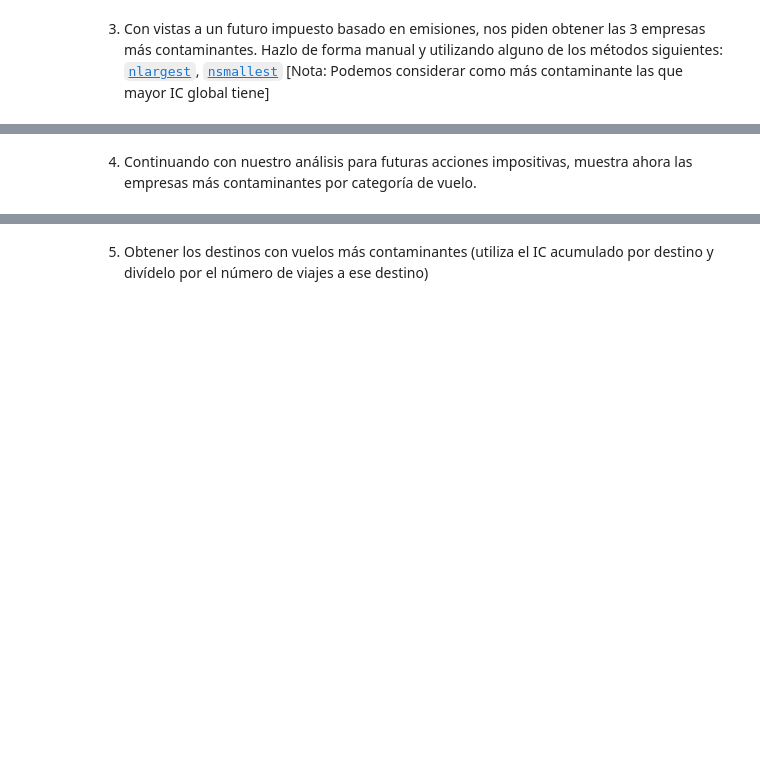
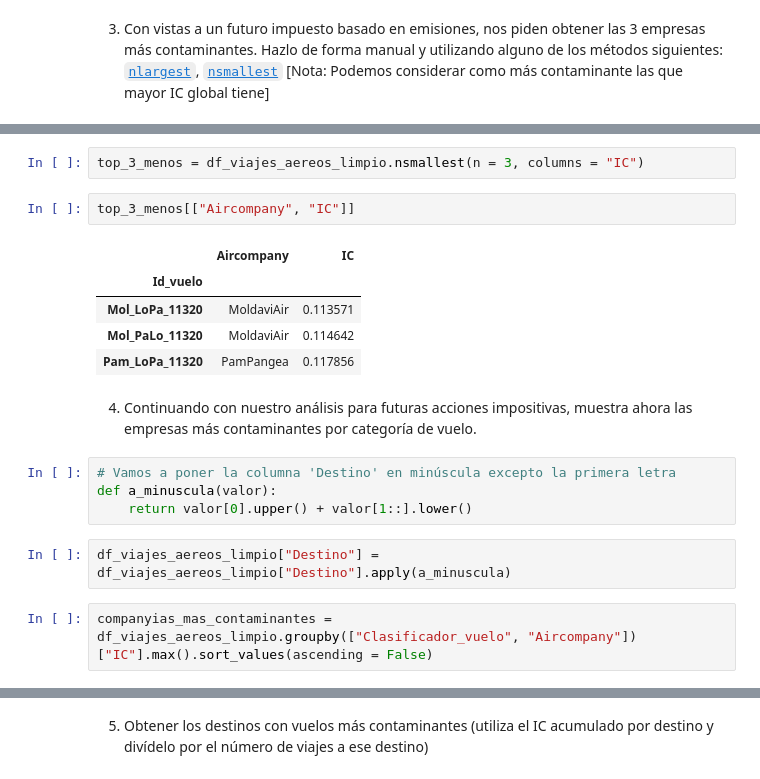
Before and after one commit to Anttt4/ONLINE_DS_THEBRIDGE_Antonio_Carreno_Jimenez, a Jupyter notebook: Sprint 4/Unidad 2/18_Practica_Obligatoria_Pandas_II.ipynb, the cells around one changed output, grey strips where cells are left out. Cells and saved outputs as stored; diff of their text form; blank space fills up the shorter version.

```diff
--- a/Sprint 4/Unidad 2/18_Practica_Obligatoria_Pandas_II.ipynb
+++ b/Sprint 4/Unidad 2/18_Practica_Obligatoria_Pandas_II.ipynb
@@ -417,2 +479,20 @@ Una vez "limpios" ya podemos analizar los datos y/o manipularlos. De hecho, nos
+# %%
+top_3_menos = df_viajes_aereos_limpio.nsmallest(n = 3, columns = "IC")
+# %%
+top_3_menos[["Aircompany", "IC"]]
+# %% [output]
+|  | Aircompany | IC |
+| Id_vuelo |  |  |
+| Mol_LoPa_11320 | MoldaviAir | 0.113571 |
+| Mol_PaLo_11320 | MoldaviAir | 0.114642 |
+| Pam_LoPa_11320 | PamPangea | 0.117856 |
 # %% [markdown]
 4. Continuando con nuestro análisis para futuras acciones impositivas, muestra ahora las empresas más contaminantes por categoría de vuelo.
+# %%
+# Vamos a poner la columna 'Destino' en minúscula excepto la primera letra
+def a_minuscula(valor):
+    return valor[0].upper() + valor[1::].lower()
+# %%
+df_viajes_aereos_limpio["Destino"] = df_viajes_aereos_limpio["Destino"].apply(a_minuscula)
+# %%
+companyias_mas_contaminantes = df_viajes_aereos_limpio.groupby(["Clasificador_vuelo", "Aircompany"])["IC"].max().sort_values(ascending = False)
```
Also changed, not shown: parts of 10 cells of this notebook.
